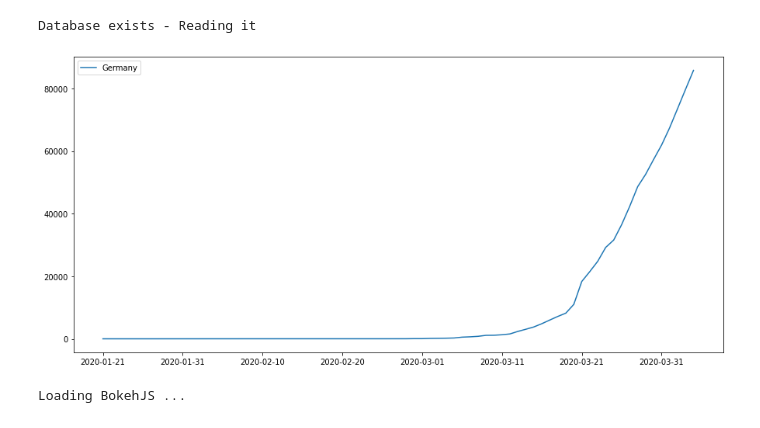
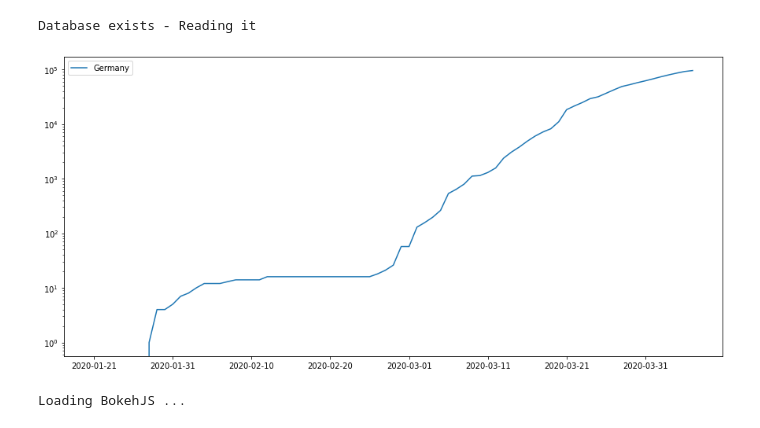
Before and after one commit to ppmartel/COVID-19, a Jupyter notebook: COVID-19_WHO.ipynb, the cells around one changed output. Saved outputs shown, nothing was run; the diff lists cells and outputs as text; code cells hidden in the pictures.

```diff
--- a/COVID-19_WHO.ipynb
+++ b/COVID-19_WHO.ipynb
@@ -188,20 +190,17 @@ for dt in range(int ((end_dt - start_dt).days)+1):
 # %%
 ##################################################
 # Save and plot data
 ##################################################
 
 df_cases.to_csv('COVID-19_WHO_Cases.csv', index = True, encoding='utf-8')
 df_deaths.to_csv('COVID-19_WHO_Deaths.csv', index = True, encoding='utf-8')
 
 df_cases.fillna(0, inplace = True)
 df_deaths.fillna(0, inplace = True)
 
-end_dt = end_dt.strftime("%Y-%m-%d")
-
 df_germany = df_cases.drop(['Continental Region','Statistical Region','Population'], axis=1).loc['Germany']
 df_germany.plot(figsize=(15,7),legend=True)
-#df_cases.set_index('Date', inplace=True)
-#df_cases.groupby('Country')['Cases'].plot(figsize=(15,7),legend=True)
+plt.yscale('log')
 plt.savefig("COVID-19_WHO.png")
 # %% [output]
-[figure, old version]
+[figure, new version]
```
Also changed, not shown: parts of 5 cells of this notebook.
